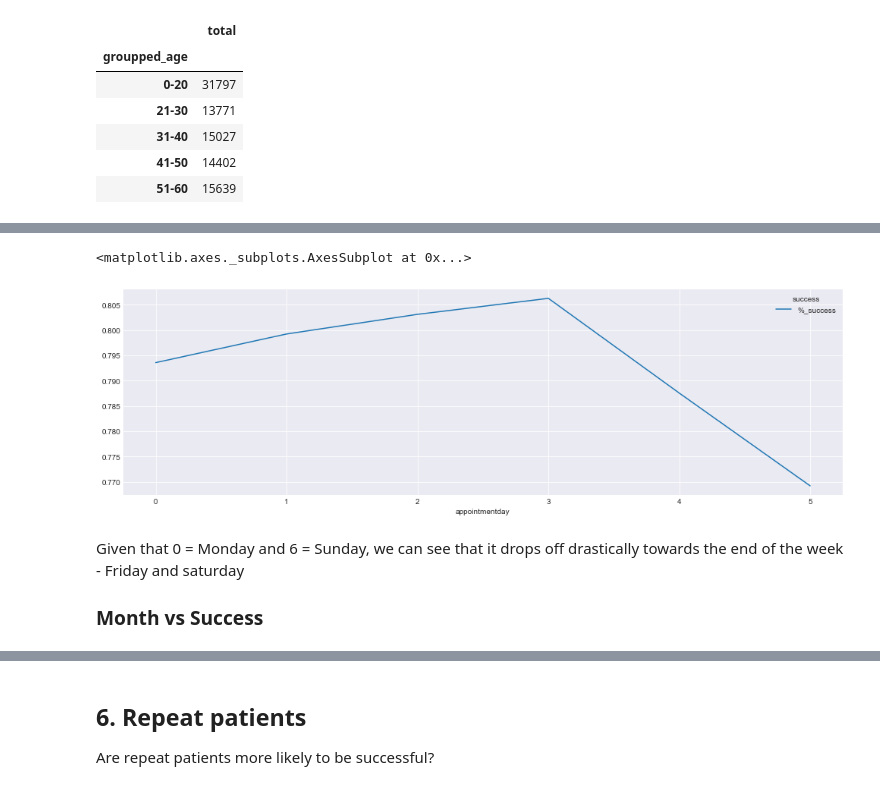
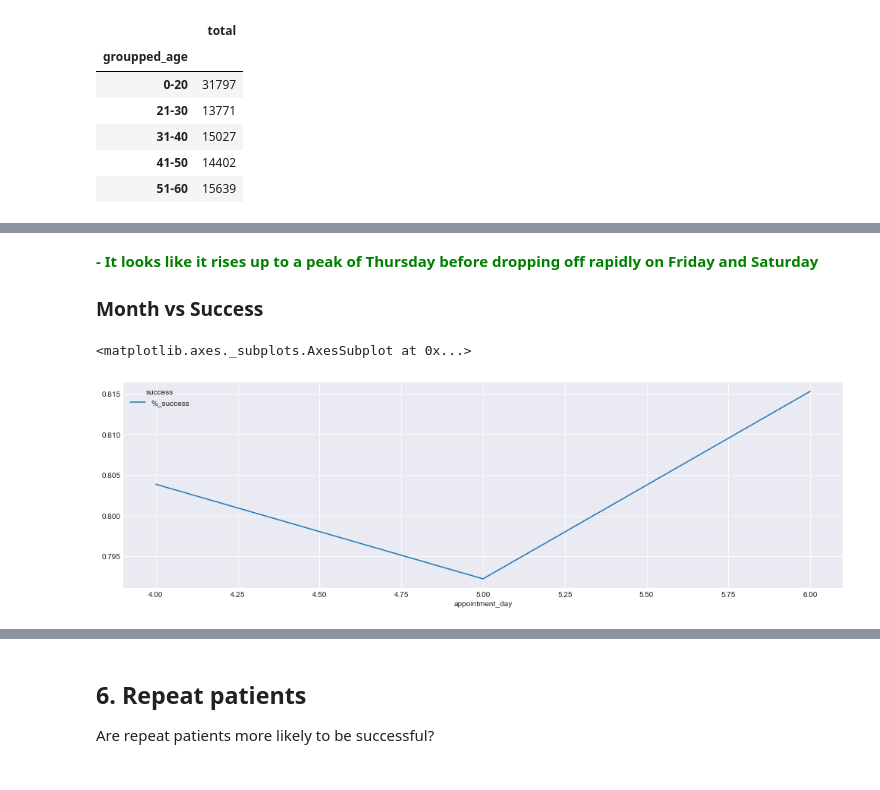
Before and after one commit to tongnk/udacity, a Jupyter notebook: Report.ipynb, the cells around one changed output, grey strips where cells are left out. Cells and saved outputs as stored; diff of their text form; code cells hidden in the pictures.

```diff
--- a/Report.ipynb
+++ b/Report.ipynb
@@ -452,3 +477,4 @@ We want to see if any of the following exists:
 # %%
-df['appointmentday'] = pd.to_datetime(df['appointmentday'])
+# Convert the appointmentday and shceduled_day
+df['appointment_day'] = pd.to_datetime(df['appointment_day'])
 df['scheduled_day'] = pd.to_datetime(df['scheduled_day'])
@@ -455,10 +496,10 @@ df['scheduled_day'] = pd.to_datetime(df['scheduled_day'])
+# %% [markdown]
+<b style="color:green">- It looks like it rises up to a peak of Thursday before dropping off rapidly on Friday and Saturday</b>
+
+### Month vs Success
 # %%
-day_of_week = generate_simple_analysis(df, df['appointmentday'].dt.dayofweek)
-day_of_week[['%_success']].plot(figsize=(17, 5))
+month_of_week = generate_simple_analysis(df, df['appointment_day'].dt.month)
+month_of_week[['%_success']].plot(figsize=(17, 5))
 # %% [output]
 <matplotlib.axes._subplots.AxesSubplot at 0x...>
-[figure, old version]
+[figure, new version]
-# %% [markdown]
-Given that 0 = Monday and 6 = Sunday, we can see that it drops off drastically towards the end of the week - Friday and saturday
-
-### Month vs Success
```
Also changed, not shown: parts of 55 cells of this notebook.
